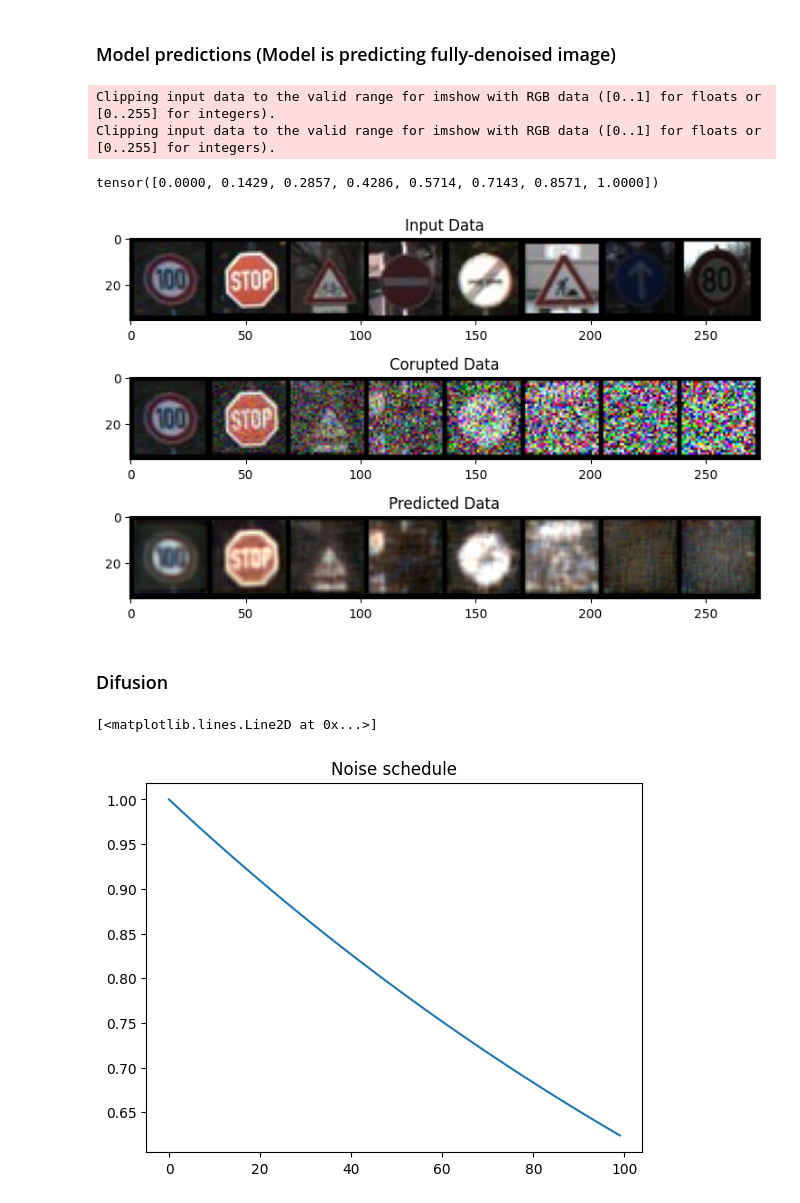
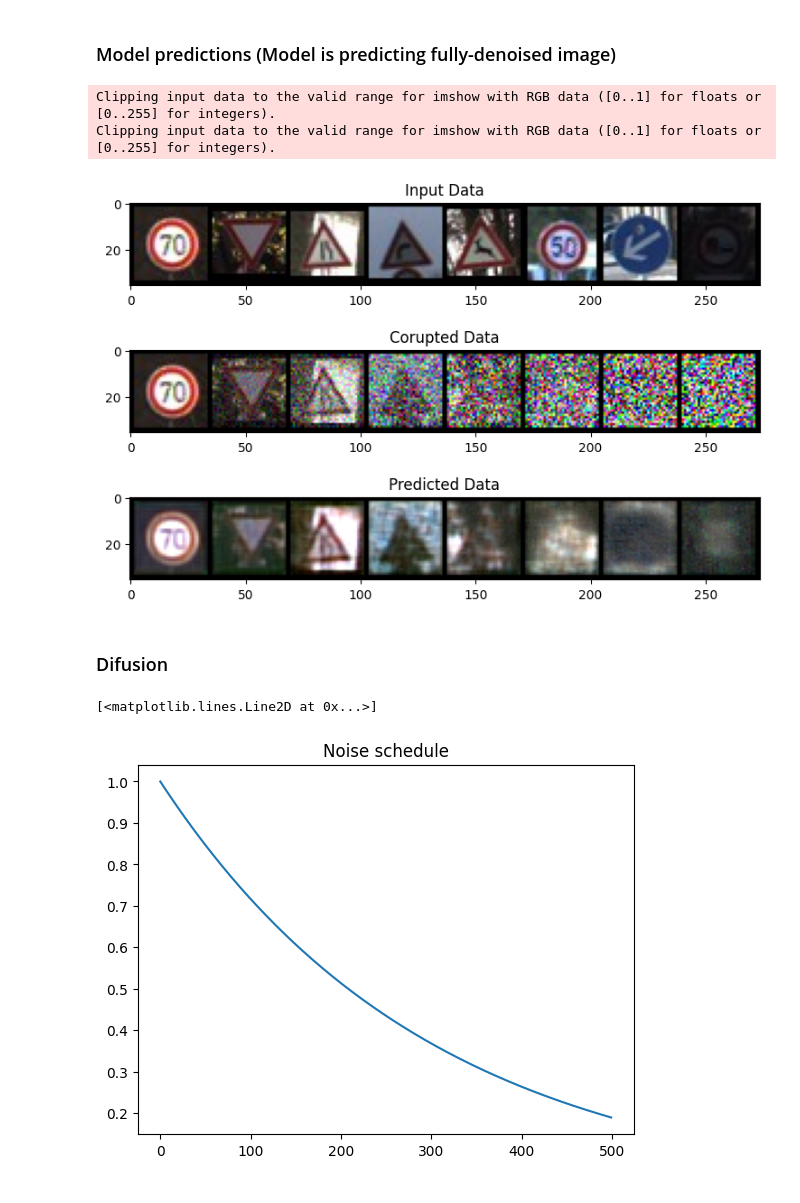
Before and after one commit to P1X2/SSNE4_GAN, a Jupyter notebook: StableDifusion_U-Net.ipynb, the cells around one changed output. Cells and saved outputs as stored; diff of their text form; code cells hidden in the pictures.

```diff
--- a/StableDifusion_U-Net.ipynb
+++ b/StableDifusion_U-Net.ipynb
@@ -32,10 +32,10 @@ difusion_steps = 500
 # %%
 transform = transforms.Compose([
     transforms.ToTensor(),
-    transforms.Lambda(lambda t: (t * 2) - 1)
+    # transforms.Lambda(lambda t: (t * 2) - 1)
 ])
 
-reverse_transform = transforms.Lambda(lambda t: (t + 1) / 2) # used to denormalize
+# reverse_transform = transforms.Lambda(lambda t: (t + 1) / 2) # used to denormalize
 # %% [markdown]
 ### Dataset
 # %%
@@ -200,6 +200,7 @@ class U_Net(nn.Module):
         return x
 # %%
 model = U_Net(in_channels, num_classes, embedding_classes_dim=3, embedding_noise_dim=3)
+model = U_Net(in_channels, num_classes, embedding_classes_dim=1, embedding_noise_dim=1)
 model.to(device)
 # %% [output]
 U_Net(
@@ -242,7 +243,7 @@ loss_fn = nn.MSELoss()
 # %%
 def corrupt(x, amount):
     """Corrupt the input `x` by mixing it with noise according to `amount`"""
-    noise = torch.randn_like(x) # to zmienic na randn_like - rozkłąd gaussa + dodac resize obrazkó do -1,1
+    noise = torch.rand_like(x) # to zmienic na randn_like - rozkłąd gaussa + dodac resize obrazkó do -1,1
     amount = amount.view(-1, 1, 1, 1)  # Ensure shape compatibility for broadcasting
     return x * (1 - amount) + noise * amount
 # %%
@@ -320,2 +320,2 @@ NameError: name 'wsfgaDGH' is not defined
 # %%
-model.load_state_dict(torch.load("U_net_test_conditioning.pt"))
+# model.load_state_dict(torch.load("Current_first_collab_100ep_in_progress.pt"))
@@ -332,44 +338,41 @@ plt.ylim(0, 0.5)
 # %%
 img, y = next(iter(full_loader))
 x = img[:8, :,:,:]
-img_classes = torch.tensor([1,2,3,4,5,6,7,8])
+img_classes = y[:8]
 
 amount = torch.linspace(0, 1, x.shape[0])
-print(amount)
 noised_x = corrupt(x, amount)
 noised_x = noised_x.detach().cpu()
 
 with torch.no_grad():
     preds = model(noised_x.to(device), img_classes.to(device), amount.to(device)).detach().cpu()
 
-x = reverse_transform(x)
-noised_x = reverse_transform(noised_x)
-preds = reverse_transform(preds)
+# x = reverse_transform(x)
+# noised_x = reverse_transform(noised_x)
+# preds = reverse_transform(preds)
 
 fig, axs = plt.subplots(3, 1, figsize=(9, 6))
 axs[0].set_title("Input Data")
 axs[0].imshow(torchvision.utils.make_grid(x, nrow=8, padding=2).permute(1, 2, 0))
 
 axs[1].set_title("Corupted Data")
 axs[1].imshow(torchvision.utils.make_grid(noised_x, nrow=8, padding=2).permute(1, 2, 0))
 
 axs[2].set_title("Predicted Data")
 axs[2].imshow(torchvision.utils.make_grid(preds, nrow=8, padding=2).permute(1, 2, 0))
 
-fig.subplots_adjust(hspace=0.001)
 plt.show()
 # %% [output]
 Clipping input data to the valid range for imshow with RGB data ([0..1] for floats or [0..255] for integers).
 Clipping input data to the valid range for imshow with RGB data ([0..1] for floats or [0..255] for integers).
-tensor([0.0000, 0.1429, 0.2857, 0.4286, 0.5714, 0.7143, 0.8571, 1.0000])
-[figure, old version]
+[figure, new version]
 # %% [markdown]
 ### Difusion
 # %%
 def mix_factor_calc(step, tau):
     return np.exp(-step/tau)
 # %%
-tau = 210
+tau = 300
 
 x = np.linspace(0, difusion_steps-1, difusion_steps)
 y = mix_factor_calc(x, tau)
@@ -378,7 +381,7 @@ plt.title("Noise schedule")
 plt.plot(x, y)
 # %% [output]
 [<matplotlib.lines.Line2D at 0x...>]
-[figure, old version]
+[figure, new version]
 # %%
 def difusion(steps, image_num, tau):
 
```
Also changed, not shown: parts of 9 cells of this notebook, 3 other files.
